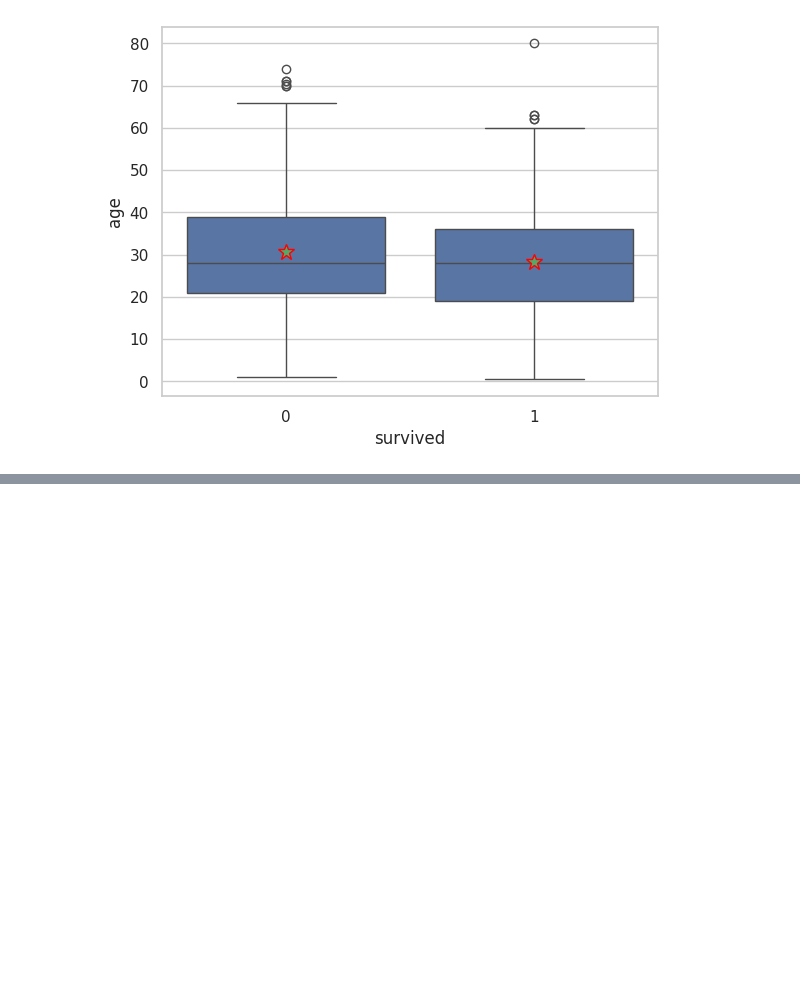
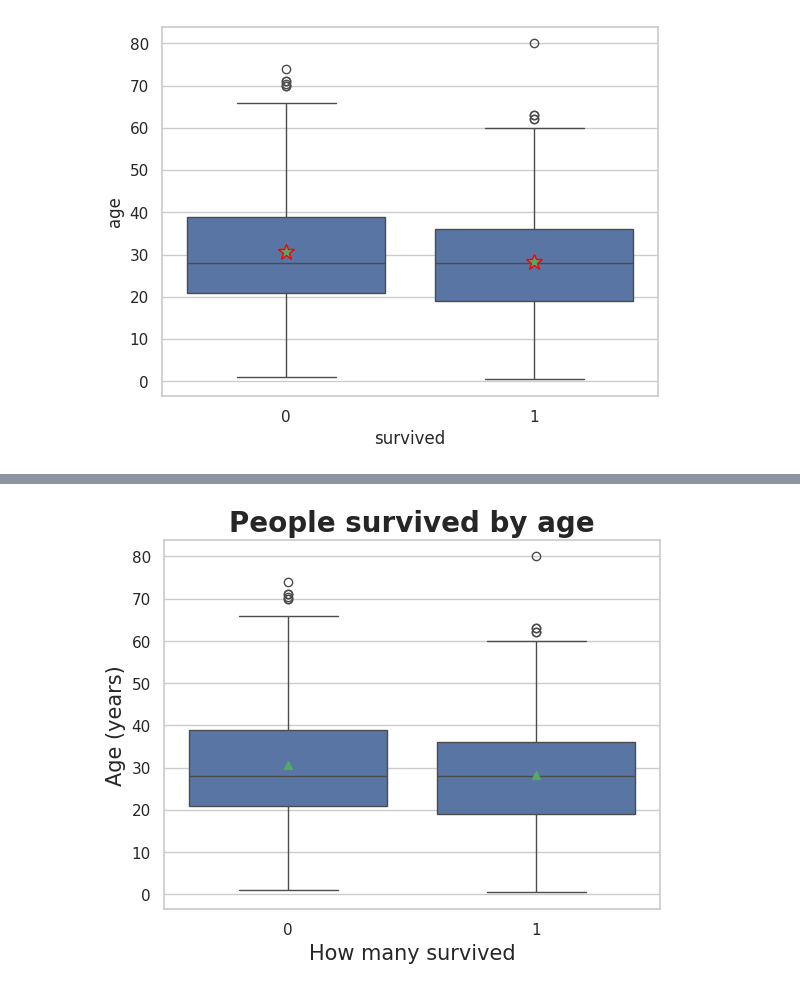
Before and after one commit to Syeda-Eman/40-days-of-Python, a Jupyter notebook: Day_4.ipynb, the cells around one changed output, grey strips where cells are left out. Cells and saved outputs as stored; diff of their text form; code cells hidden in the pictures; blank space fills up the shorter version.

```diff
--- a/Day_4.ipynb
+++ b/Day_4.ipynb
@@ -514,0 +528,12 @@ sns.boxplot(x="survived",
+# %%
+#chnaging the size and weight of labels
+fig, ax = plt.subplots()
+sns.boxplot(x="survived", y="age", showmeans=True, data=titanic, ax=ax)
+
+ax.set_xlabel("How many survived", size=15)
+ax.set_ylabel("Age (years)", size=15)
+ax.set_title("People survived by age",size = 20, weight="bold")
+
+plt.show()
+# %% [output]
+[figure, added]
```
Also changed, not shown: parts of 9 cells of this notebook.
